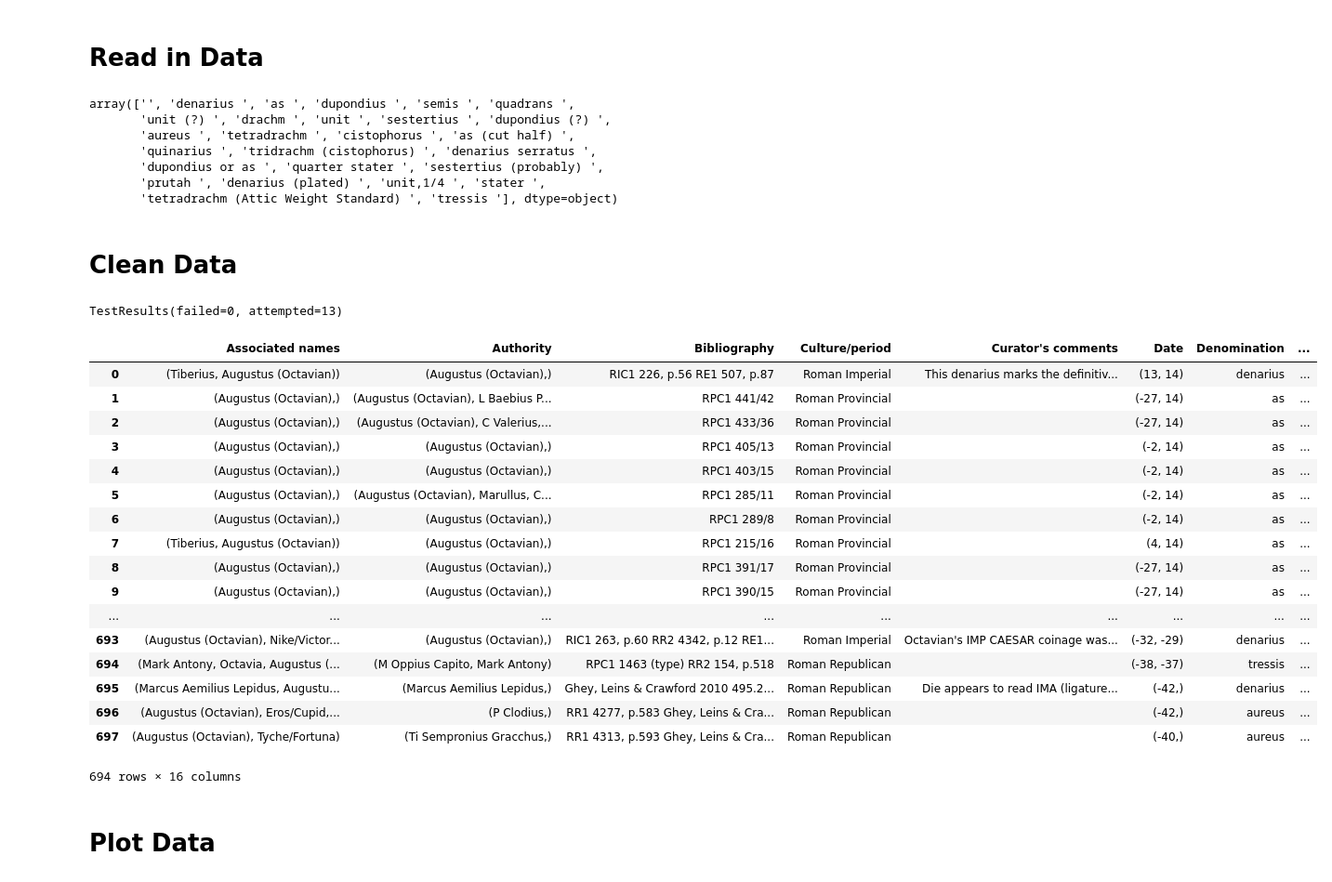
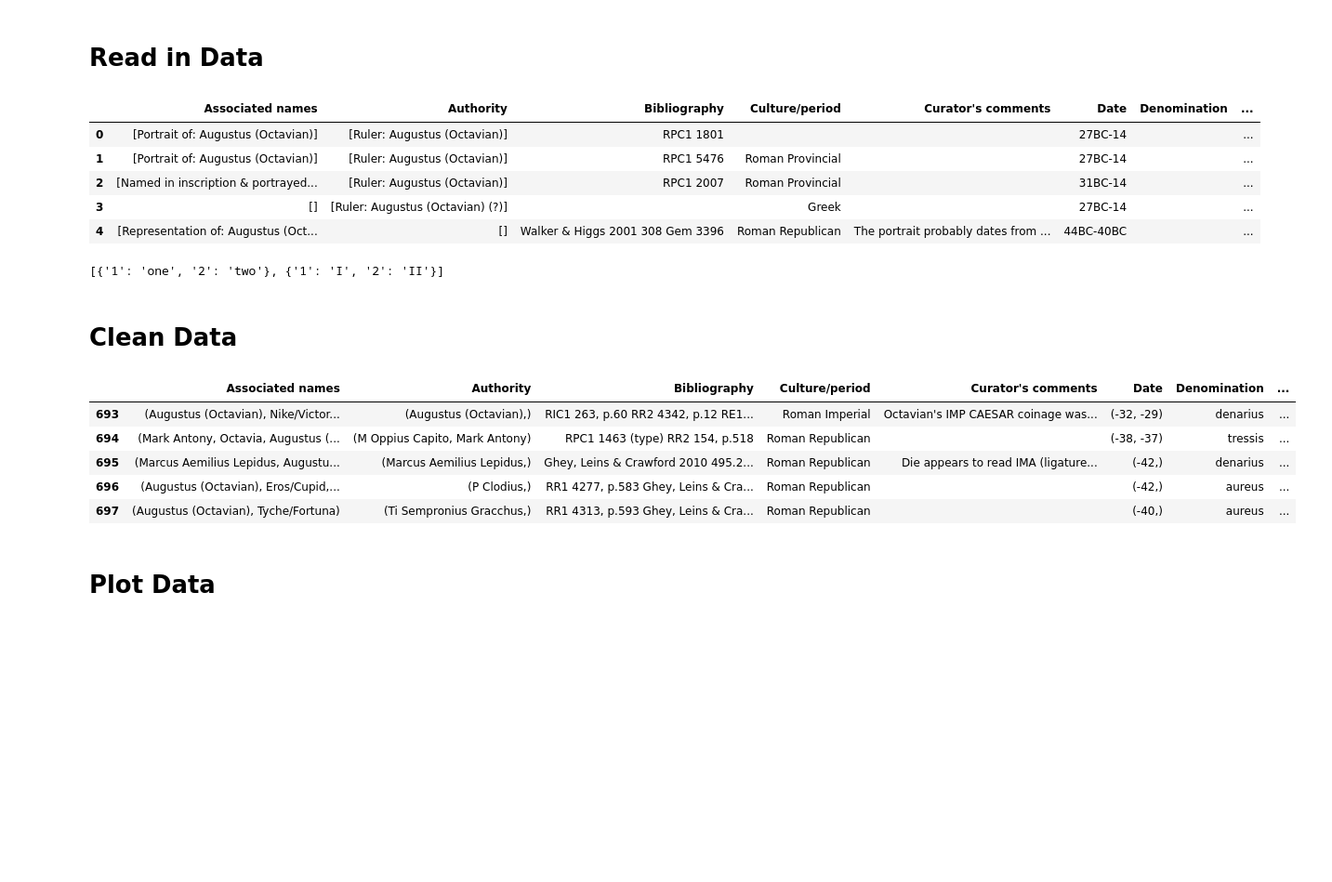
Before and after one commit to williamma12/roman_coinage, a Jupyter notebook: Analyze Data.ipynb, the cells around one changed output. Shown at 93% size. Saved outputs shown, nothing was run; the diff lists cells and outputs as text; code cells hidden in the pictures; blank space fills up the shorter version.

```diff
--- a/Analyze Data.ipynb
+++ b/Analyze Data.ipynb
@@ -62,17 +31,20 @@ def stringToListofDicts(string):
 # %%
 df = pd.read_csv('AugustusCoins_44BC-14AD.csv',
-                 converters={"Authority": stringToList, 'Associated names': stringToList,
-                             'Subjects': stringToList, 'Inscriptions': stringToListofDicts})
+                 converters={"Authority": cleanBM.stringToList(), 'Associated names': cleanBM.stringToList(),
+                             'Subjects': cleanBM.stringToList(), 'Inscriptions': cleanBM.stringToListofDicts('|', ';', ':')})
 df = df.drop('Unnamed: 0', 1)
 df = df.replace(np.nan, '', regex=True)
-df.Denomination.unique()
+df.head()
 # %% [output]
-array(['', 'denarius ', 'as ', 'dupondius ', 'semis ', 'quadrans ',
-       'unit (?) ', 'drachm ', 'unit ', 'sestertius ', 'dupondius (?) ',
-       'aureus ', 'tetradrachm ', 'cistophorus ', 'as (cut half) ',
-       'quinarius ', 'tridrachm (cistophorus) ', 'denarius serratus ',
-       'dupondius or as ', 'quarter stater ', 'sestertius (probably) ',
-       'prutah ', 'denarius (plated) ', 'unit,1/4 ', 'stater ',
-       'tetradrachm (Attic Weight Standard) ', 'tressis '], dtype=object)
+|  | Associated names | Authority | Bibliography | Culture/period | Curator's comments | Date | Denomination | ... |
+| 0 | [Portrait of: Augustus (Octavian)] | [Ruler: Augustus (Octavian)] | RPC1 1801 |  |  | 27BC-14 |  | ... |
+| 1 | [Portrait of: Augustus (Octavian)] | [Ruler: Augustus (Octavian)] | RPC1 5476 | Roman Provincial |  | 27BC-14 |  | ... |
+| 2 | [Named in inscription & portrayed... | [Ruler: Augustus (Octavian)] | RPC1 2007 | Roman Provincial |  | 31BC-14 |  | ... |
+| 3 | [] | [Ruler: Augustus (Octavian) (?)] |  | Greek |  | 27BC-14 |  | ... |
+| 4 | [Representation of: Augustus (Oct... | [] | Walker & Higgs 2001 308 Gem 3396 | Roman Republican | The portrait probably dates from ... | 44BC-40BC |  | ... |
+# %%
+cleanBM.stringToListofDicts('|', ';', ':')('1:one;2:two|1:I;2:II')
+# %% [output]
+[{'1': 'one', '2': 'two'}, {'1': 'I', '2': 'II'}]
 # %% [markdown]
 # Clean Data
@@ -222,86 +51,48 @@ def cleanProductionPlace(string):
-# %%
-def removeNotes(string):
-    '''
-    Parameter
-    ---------
-    string: str
-        Input string with notes in parenthesis
-
-    Return
-    ------
-    String with data without notes
-
-    Doctests
-    --------
-    >>> removeNotes('Calagurris (Europe,Spain,Rioja, La (La Rioja),Calahorra,Calagurris (city - archaic))')
-    'Calagurris'
-    >>> removeNotes('aureus (cut half)')
-    'aureus'
-    '''
-    data = re.findall('^[^\(]+', string)[0].strip()
-    return data
-
-#removeNotes('aureus (cut half)')
-doctest.testmod()
-# %% [output]
-TestResults(failed=0, attempted=13)
 # %%
 mask = ((df['Object type'] == 'coin ') & (df['Date'].str.find('stC') == -1) &
         (df['Denomination'] != '') & (df['Production place'] != '') &
         (df['Bibliography'] != '') & (df['Weight (g)'] != 0))
 filtered = df[mask]
 cleaning = pd.DataFrame()
 
 lists = ['Authority', 'Subjects', 'Associated names']
 strings = ['Museum number', 'Denomination', 'Description', 'State', 'Culture/period', 'Materials',
             'Curator\'s comments', 'Bibliography', 'Object type']
 floats = ['Weight (g)']
 dates = ['Date']
 redundant_notes = ['Production place', 'Denomination']
-do_nothing = ['url']
+do_nothing = ['url', 'Inscriptions']
 
-cleaning['Production place'] = filtered['Production place'].apply(cleanProductionPlace)
+cleaning['Production place'] = filtered['Production place'].apply(cleanBM.cleanProductionPlace)
 for lst in lists:
-    cleaning[lst] = filtered[lst].apply(cleanList)
+    cleaning[lst] = filtered[lst].apply(cleanBM.cleanList)
 for string in strings:
-    cleaning[string] = filtered[string].apply(cleanString)
+    cleaning[string] = filtered[string].apply(cleanBM.cleanString)
 for flot in floats:
-    cleaning[flot] = filtered[flot].apply(float_conversion).replace(np.nan, -1)
+    cleaning[flot] = filtered[flot].apply(cleanBM.float_conversion).replace(np.nan, -1)
 for date in dates:
-    cleaning[date] = filtered[date].apply(dateRange)
+    cleaning[date] = filtered[date].apply(cleanBM.dateRange)
 for col in redundant_notes:
-    cleaning[col] = cleaning[col].apply(removeNotes)
+    cleaning[col] = cleaning[col].apply(cleanBM.removeNotes)
 for col in do_nothing:
     cleaning[col] = filtered[col]
 
 cleaning = cleaning.reindex_axis(sorted(cleaning.columns), axis=1)
 
 duplicate_cols = ['Authority', 'Date', 'Production place', 'Description', 'Subjects', "Curator's comments"]
 removed_dup = (cleaning.drop_duplicates(subset=duplicate_cols)
                         .reset_index(drop=True))
 cleaned = removed_dup[(removed_dup['Production place'] != 'Gaul')] #too vague
 cleaned = cleaned[(cleaned['Denomination'] != 'unit')]
 cleaned.set_value(387, 'Production place', 'Lugdunum')
-#cleaned.tail()
+cleaned.tail()
 # %% [output]
 |  | Associated names | Authority | Bibliography | Culture/period | Curator's comments | Date | Denomination | ... |
-| 0 | (Tiberius, Augustus (Octavian)) | (Augustus (Octavian),) | RIC1 226, p.56 RE1 507, p.87 | Roman Imperial | This denarius marks the definitiv... | (13, 14) | denarius | ... |
-| 1 | (Augustus (Octavian),) | (Augustus (Octavian), L Baebius P... | RPC1 441/42 | Roman Provincial |  | (-27, 14) | as | ... |
-| 2 | (Augustus (Octavian),) | (Augustus (Octavian), C Valerius,... | RPC1 433/36 | Roman Provincial |  | (-27, 14) | as | ... |
-| 3 | (Augustus (Octavian),) | (Augustus (Octavian),) | RPC1 405/13 | Roman Provincial |  | (-2, 14) | as | ... |
-| 4 | (Augustus (Octavian),) | (Augustus (Octavian),) | RPC1 403/15 | Roman Provincial |  | (-2, 14) | as | ... |
-| 5 | (Augustus (Octavian),) | (Augustus (Octavian), Marullus, C... | RPC1 285/11 | Roman Provincial |  | (-2, 14) | as | ... |
-| 6 | (Augustus (Octavian),) | (Augustus (Octavian),) | RPC1 289/8 | Roman Provincial |  | (-2, 14) | as | ... |
-| 7 | (Tiberius, Augustus (Octavian)) | (Augustus (Octavian),) | RPC1 215/16 | Roman Provincial |  | (4, 14) | as | ... |
-| 8 | (Augustus (Octavian),) | (Augustus (Octavian),) | RPC1 391/17 | Roman Provincial |  | (-27, 14) | as | ... |
-| 9 | (Augustus (Octavian),) | (Augustus (Octavian),) | RPC1 390/15 | Roman Provincial |  | (-27, 14) | as | ... |
-| ... | ... | ... | ... | ... | ... | ... | ... | ... |
 | 693 | (Augustus (Octavian), Nike/Victor... | (Augustus (Octavian),) | RIC1 263, p.60 RR2 4342, p.12 RE1... | Roman Imperial | Octavian's IMP CAESAR coinage was... | (-32, -29) | denarius | ... |
 | 694 | (Mark Antony, Octavia, Augustus (... | (M Oppius Capito, Mark Antony) | RPC1 1463 (type) RR2 154, p.518 | Roman Republican |  | (-38, -37) | tressis | ... |
 | 695 | (Marcus Aemilius Lepidus, Augustu... | (Marcus Aemilius Lepidus,) | Ghey, Leins & Crawford 2010 495.2... | Roman Republican | Die appears to read IMA (ligature... | (-42,) | denarius | ... |
 | 696 | (Augustus (Octavian), Eros/Cupid,... | (P Clodius,) | RR1 4277, p.583 Ghey, Leins & Cra... | Roman Republican |  | (-42,) | aureus | ... |
 | 697 | (Augustus (Octavian), Tyche/Fortuna) | (Ti Sempronius Gracchus,) | RR1 4313, p.593 Ghey, Leins & Cra... | Roman Republican |  | (-40,) | aureus | ... |
-694 rows × 16 columns
 # %% [markdown]
 # Plot Data
 # %%
```
Also changed, not shown: parts of 16 cells of this notebook, 15 other files.
